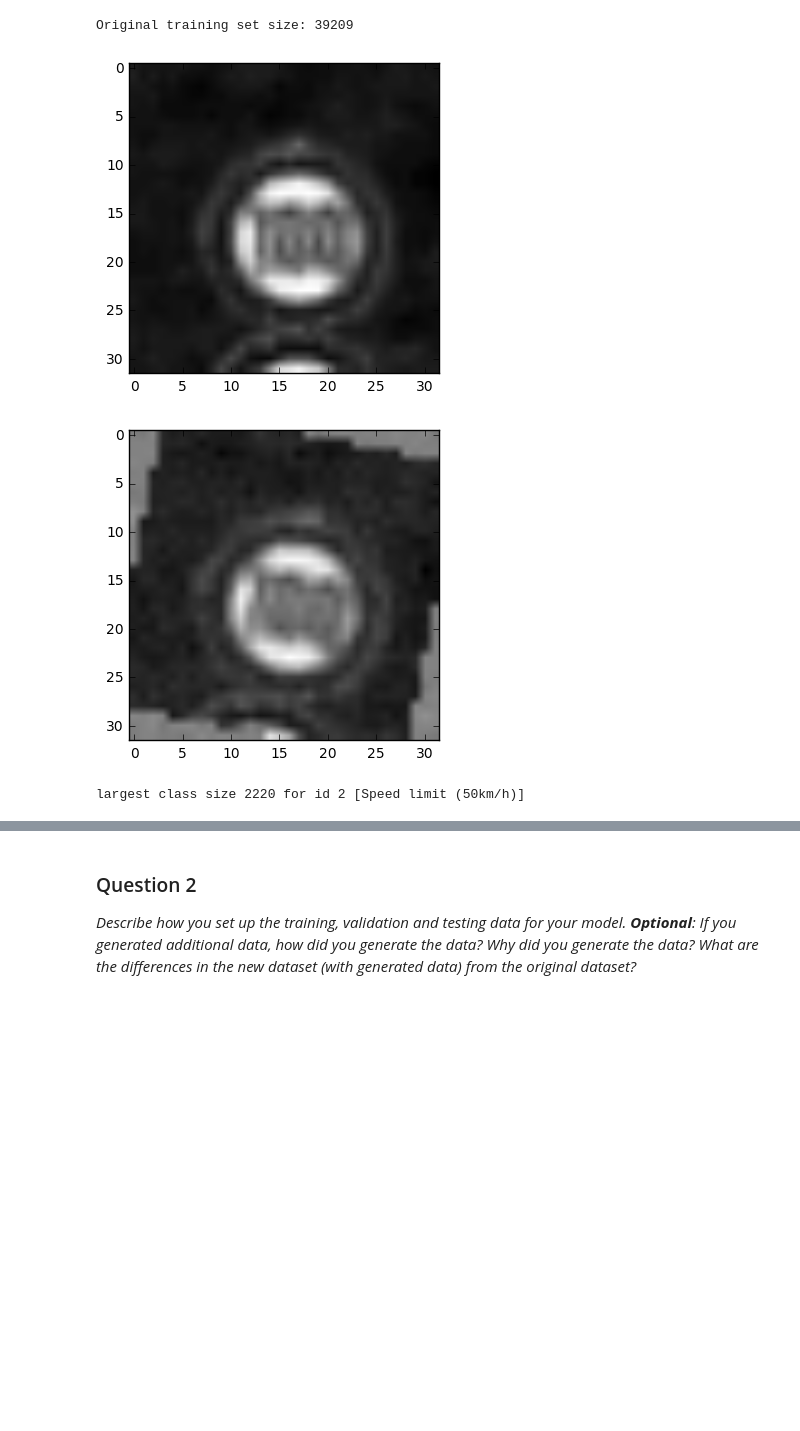
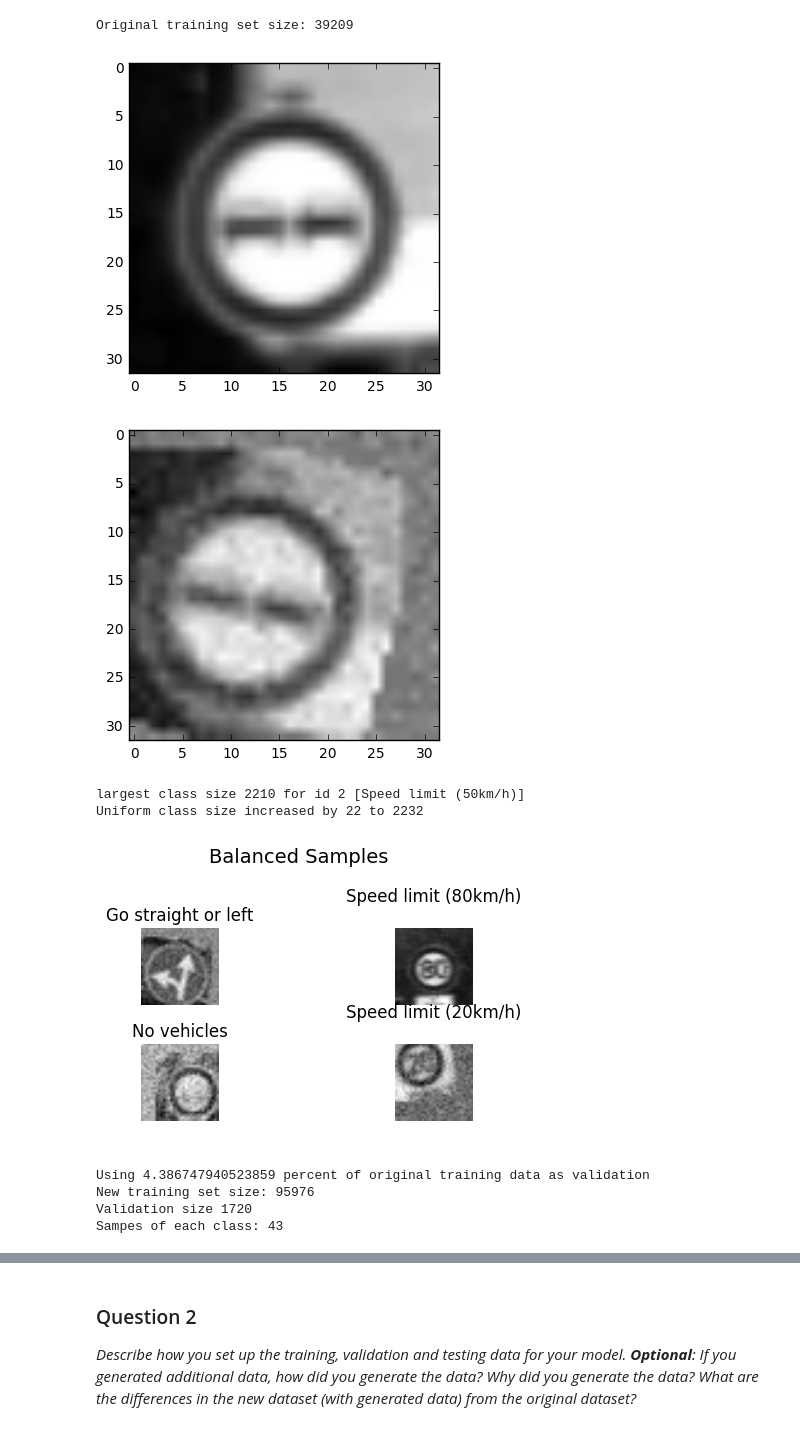
Before and after one commit to morbrian/CarND-Traffic-Sign-Classifier-Project, a Jupyter notebook: Traffic_Sign_Classifier.ipynb, the cells around one changed output, grey strips where cells are left out. Saved outputs shown, nothing was run; the diff lists cells and outputs as text; code cells hidden in the pictures; blank space fills up the shorter version.

```diff
--- a/Traffic_Sign_Classifier.ipynb
+++ b/Traffic_Sign_Classifier.ipynb
@@ -247,7 +247,8 @@ We found most of these ideas in the linked [research paper](http://yann.lecun.co
 ### Feel free to use as many code cells as needed.
 from random import randint
 
-print("Original training set size: {}".format(X_train.shape[0]))
+original_training_size = X_train.shape[0]
+print("Original training set size: {}".format(original_training_size))
 # %% [output]
 Original training set size: 39209
 # %%
@@ -257,7 +258,7 @@ Original training set size: 39209
 # X_train: images
 # y_train: labels
 # validation_size: number of images to separate from each image class
-def per_feature_split(X_train, y_train, validation_size=30):
+def per_feature_split(X_train, y_train, validation_size=40):
     valid_indices = np.array([], dtype='int64')
     count = 0
     samples = np.empty([n_classes, X_train.shape[1], X_train.shape[2], X_train.shape[3]], dtype=int)
@@ -284,13 +285,17 @@ def per_feature_split(X_train, y_train, validation_size=30):
     return (X_train, X_valid, y_train, y_valid, samples)
 # %%
 import scipy.ndimage as ndimage
+import math
 
 # apply random changes to the input image
 # rotates the image, adds noise to the image
 def jitter(image):
-    input_shape = image.shape
+
     # ROTATE
     image = ndimage.rotate(image, random.uniform(-15., 15.), reshape=False)
+
+    # SHIFT
+    image =  ndimage.shift(image, (random.uniform(-8, 8), random.uniform(-8, 8), 0))
 
     # NOISE:
     noise = np.random.normal(scale=random.uniform(5., 20.), size=np.shape(image))
@@ -316,8 +321,8 @@ test = jitter(image)
 
 test_plot(test)
 # %% [output]
-[figure, old version]
+[figure, new version]
-[figure, old version]
+[figure, new version]
 # %%
 # ensure we have a uniform number of samples from each class
 # if a class has fewer examples than the maximum class size,
@@ -336,8 +341,11 @@ def balance_data(images, labels, classes):
     largest_class_id, largest_class_size = counter.most_common(2)[0]
     print("largest class size {} for id {} [{}]".format(largest_class_size, largest_class_id, classes[largest_class_id]))
 
+    uniform_class_size = int(largest_class_size + largest_class_size / 100)
+    print("Uniform class size increased by {} to {}".format(uniform_class_size - largest_class_size, uniform_class_size))
+
     # create a new placeholder large enough to hold the increased number of dat samples
-    augmented_size = largest_class_size * len(classes)
+    augmented_size = uniform_class_size * len(classes)
     X_augment = np.empty([augmented_size, images.shape[1], images.shape[2], images.shape[3]], dtype=int)
     y_augment = np.empty([augmented_size], dtype=int)
 
@@ -350,7 +358,7 @@ def balance_data(images, labels, classes):
     # add jittered images to increase the number samples for classes with fewer images
     idx = images.shape[0]
     for [class_id, class_size] in counter.most_common():
-        diff_size = largest_class_size - class_size
+        diff_size = uniform_class_size - class_size
         all_indices_for_sign = np.where(labels == class_id)[0]
         for _ in range(diff_size):
             random_copy_idx = all_indices_for_sign[randint(0, class_size-1)]
@@ -362,23 +370,29 @@ def balance_data(images, labels, classes):
 # %%
 
 # separate a validation set out of the training set
 X_train, X_valid, y_train, y_valid, sign_samples = per_feature_split(X_train, y_train)
 
 # make sure we have the same number of samples for every class so none are over-represented
 X_train, y_train = balance_data(X_train, y_train, sign_names)
 
 # display a few sample images after balancing the data set
 check_images, check_labels = select_samples(n_samples, X_train, y_train)
 plot_samples(check_images, sign_names, 'Balanced Samples', label_indices=check_labels, cmap='gray')
 plt.show()
 
-print("Using {} percent of training as validation".format(
-    X_valid.shape[0] / (X_train.shape[0] + X_valid.shape[0]) * 100.))
+print("Using {} percent of original training data as validation".format(
+    X_valid.shape[0] / original_training_size * 100.))
 print("New training set size: {}".format(X_train.shape[0]))
 print("Validation size {}".format(X_valid.shape[0]))
 print("Sampes of each class: {}".format(sign_samples.shape[0]))
 # %% [output]
-largest class size 2220 for id 2 [Speed limit (50km/h)]
+largest class size 2210 for id 2 [Speed limit (50km/h)]
+Uniform class size increased by 22 to 2232
+[figure, added]
+Using 4.386747940523859 percent of original training data as validation
+New training set size: 95976
+Validation size 1720
+Sampes of each class: 43
 # %%
 # display a random sample image from every class so we know more about the data
 
```
Also changed, not shown: parts of 18 cells of this notebook.
